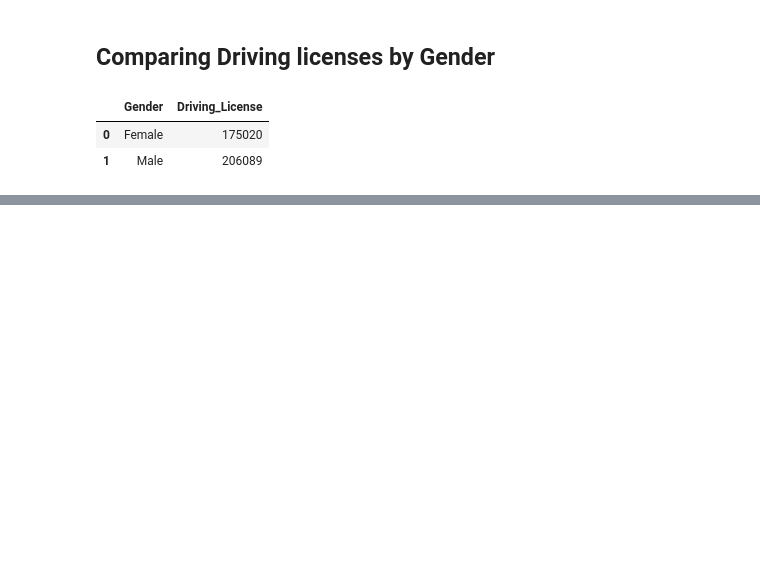
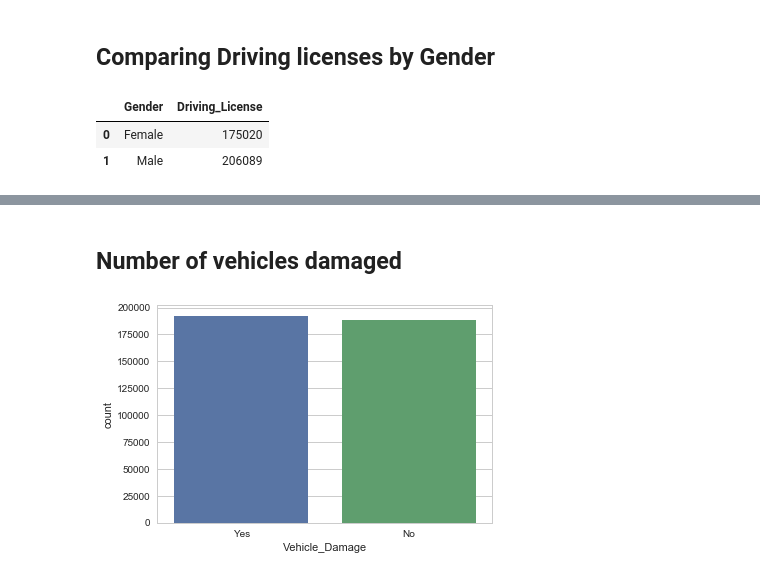
Before and after one commit to MananTaneja/MLDM_CaseStudy_Insurance, a Jupyter notebook: manan_review1(1).ipynb, the cells around one changed output, grey strips where cells are left out. Saved outputs shown, nothing was run; the diff lists cells and outputs as text; code cells hidden in the pictures; blank space fills up the shorter version.

```diff
--- a/manan_review1(1).ipynb
+++ b/manan_review1(1).ipynb
@@ -165,0 +188,7 @@ sns.catplot(x="Gender", y="Driving_License", data=df, kind="bar", palette="rocke
+# %% [markdown]
+## Number of vehicles damaged
+# %%
+cnp6=sns.countplot(train.Vehicle_Damage)
+plt.show(cnp6)
+# %% [output]
+[figure, added]
```
Also changed, not shown: parts of 18 cells of this notebook.
